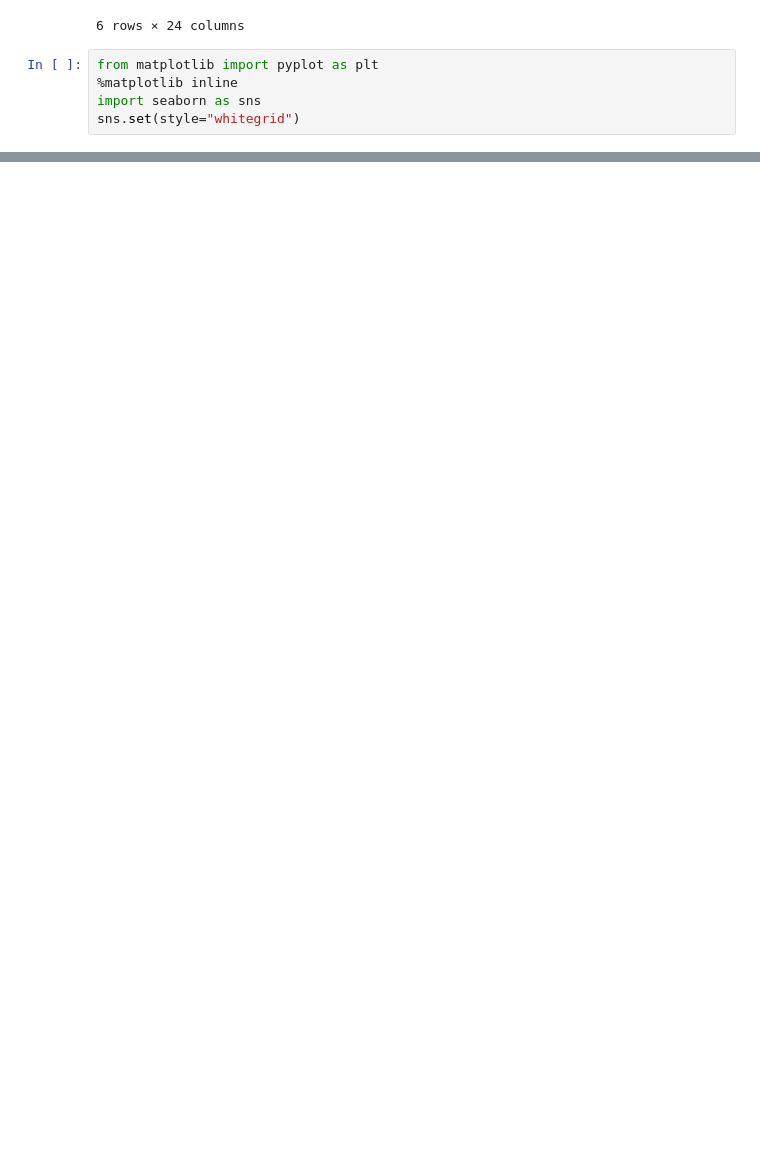
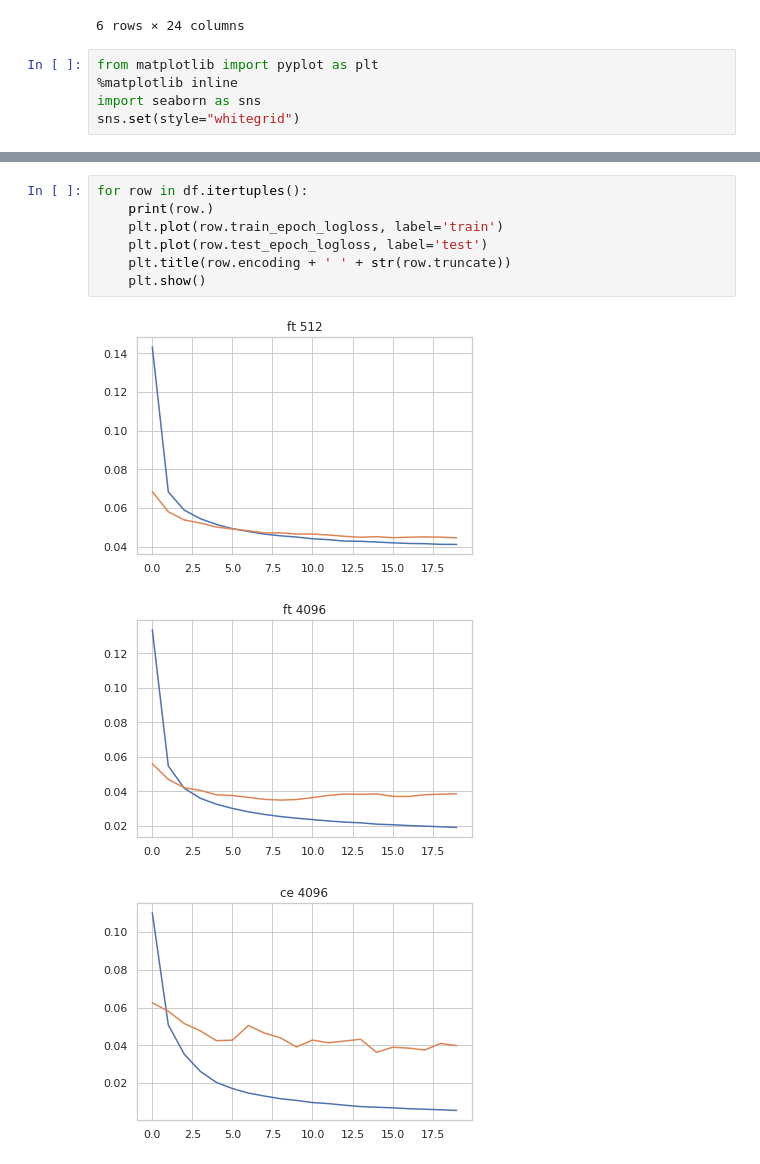
Before and after one commit to sisudata/chromatic-encoding, a Jupyter notebook: viz/run.ipynb, the cells around one changed output, grey strips where cells are left out. Saved outputs shown, nothing was run; the diff lists cells and outputs as text; blank space fills up the shorter version.

```diff
--- a/viz/run.ipynb
+++ b/viz/run.ipynb
@@ -61,0 +62,11 @@ plt.show()
+# %%
+for row in df.itertuples():
+    print(row.)
+    plt.plot(row.train_epoch_logloss, label='train')
+    plt.plot(row.test_epoch_logloss, label='test')
+    plt.title(row.encoding + ' ' + str(row.truncate))
+    plt.show()
+# %% [output]
+[figure, added]
+[figure, added]
+[figure, added]
```
Also changed, not shown: parts of 3 cells of this notebook, 3 other files.
